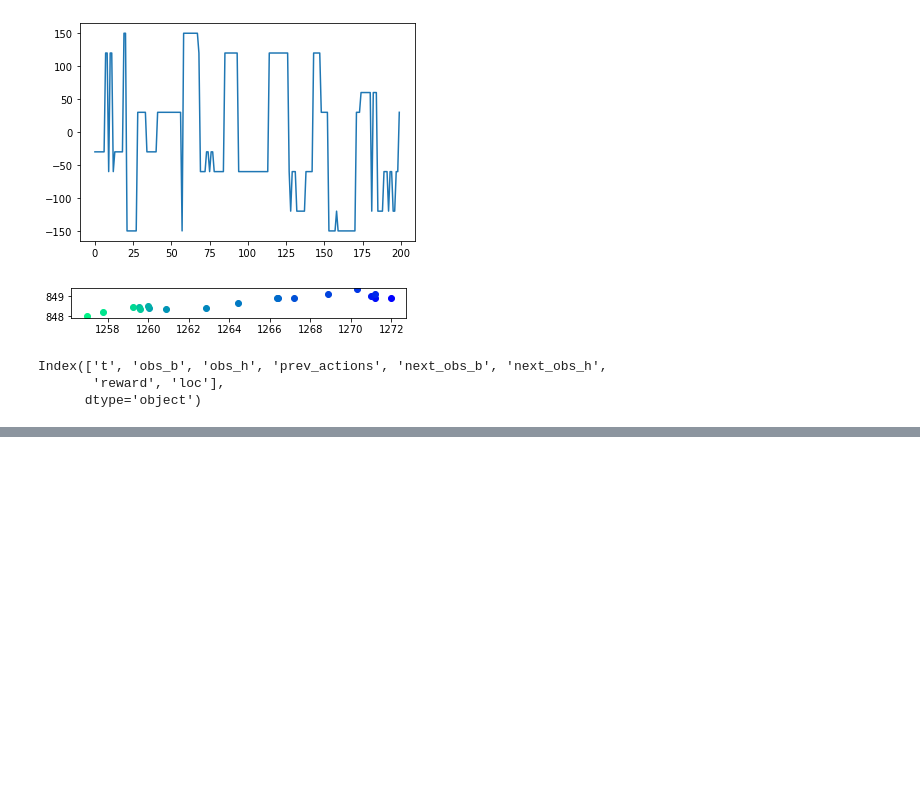
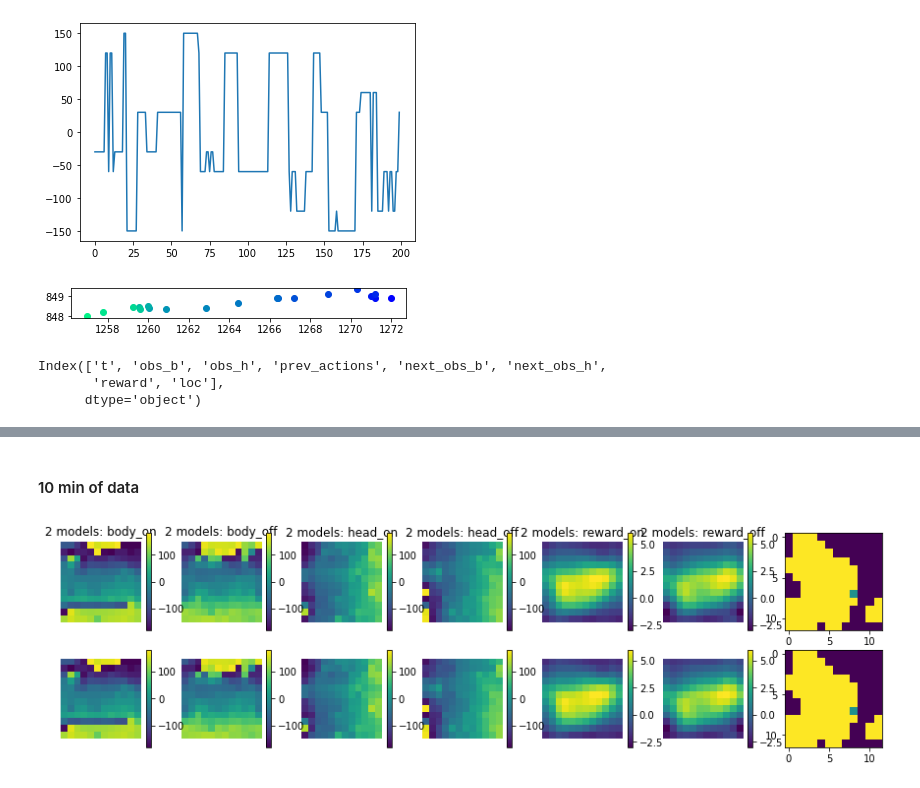
Before and after one commit to ccli3896/RLWorms, a Jupyter notebook: 01_13_reals/Looking.ipynb, the cells around one changed output, grey strips where cells are left out. Cells and saved outputs as stored; diff of their text form; code cells hidden in the pictures; blank space fills up the shorter version.

```diff
--- a/01_13_reals/Looking.ipynb
+++ b/01_13_reals/Looking.ipynb
@@ -117,0 +172,7 @@ def fix_HT(dh,window=20):
+# %% [markdown]
+#### 10 min of data
+# %%
+mods_plt = [mset.models[0],mset.models[0]]
+plot_mods(mods_plt,vmin=-3,vmax=6)
+# %% [output]
+[figure, added]
```
Also changed, not shown: parts of 13 cells of this notebook, 36 other files.
